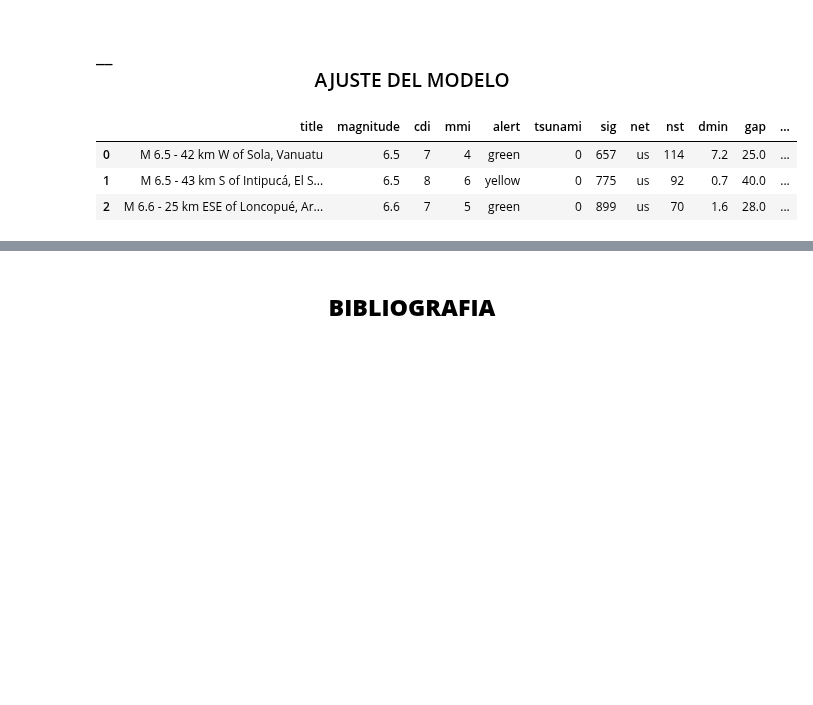
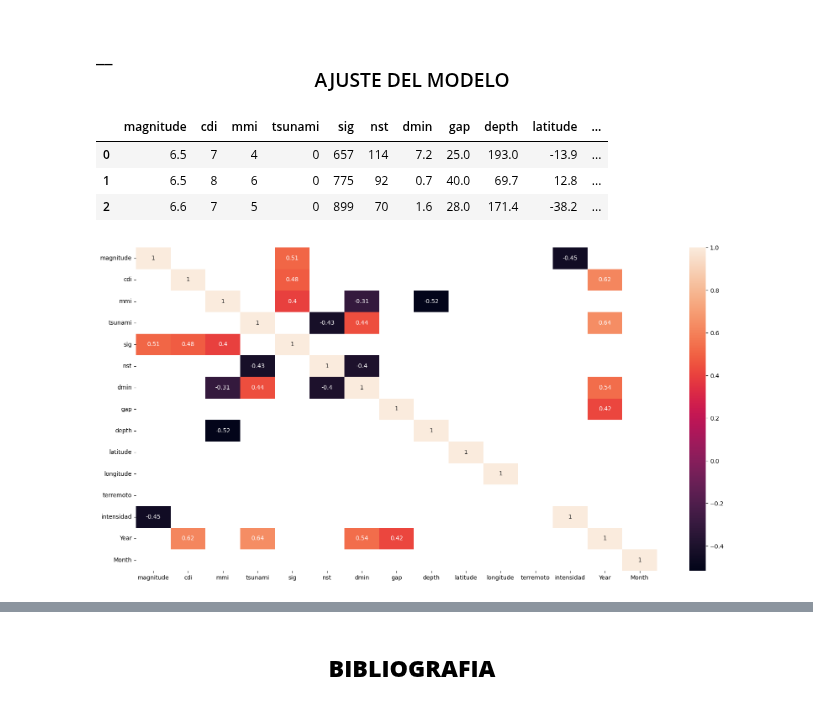
Before and after one commit to CristianLLDev/talentotech, a Jupyter notebook: Proyecto Final Regresion Logistica Terremotos/Exposicion _Regresion_logistica_Clasificacion_Intensidad_Terremotos.ipynb, the cells around one changed output, grey strips where cells are left out. Cells and saved outputs as stored; diff of their text form; code cells hidden in the pictures; blank space fills up the shorter version.

```diff
--- a/Proyecto Final Regresion Logistica Terremotos/Exposicion _Regresion_logistica_Clasificacion_Intensidad_Terremotos.ipynb
+++ b/Proyecto Final Regresion Logistica Terremotos/Exposicion _Regresion_logistica_Clasificacion_Intensidad_Terremotos.ipynb
@@ -438,28 +433,34 @@ __Desempeño Débil en la Clase 1:__ La clase 1 muestra valores más bajos en pr
 # %%
 df_sredondeo =pd.read_csv("earthquake_1995-2023.csv")
 df = df_sredondeo.round(1)
 #en la escala de Richter, un terremoto se considera significativo a partir de una magnitud de 3.5.
 df['terremoto'] = np.where(df['magnitude'] >= 3.5, 1, 0)
 # Crear la columna 'intensidad' con las categorías especificadas
 df['intensidad'] = np.where(df['magnitude'] <= 3.5, 'leve',
                            np.where(df['magnitude'] <= 6.5, 'moderado', 'fuerte'))
 
 
 df['date_time']=pd.to_datetime(df['date_time'])
 df['Year']=pd.DatetimeIndex(df["date_time"]).year
 df['Month']=pd.DatetimeIndex(df["date_time"]).month
 df.drop('date_time',axis=1,inplace=True)
 
 def mapear_intensidad(valor):
     if valor == 'moderado':
         return 1
     elif valor == 'fuerte':
         return 0
 
 df['intensidad'] = df['intensidad'].apply(mapear_intensidad)
+df.drop(['title', 'continent', 'alert','location','country','magType','net'],axis=1,inplace=True)
+d=df.corr()
+d=d[(d>0.3) | (d<-0.3)]
+plt.figure(figsize=(20,10))
+sns.heatmap(d,annot=True)
 df.head(3)
 # %% [output]
-|  | title | magnitude | cdi | mmi | alert | tsunami | sig | net | nst | dmin | gap | ... |
-| 0 | M 6.5 - 42 km W of Sola, Vanuatu | 6.5 | 7 | 4 | green | 0 | 657 | us | 114 | 7.2 | 25.0 | ... |
-| 1 | M 6.5 - 43 km S of Intipucá, El S... | 6.5 | 8 | 6 | yellow | 0 | 775 | us | 92 | 0.7 | 40.0 | ... |
-| 2 | M 6.6 - 25 km ESE of Loncopué, Ar... | 6.6 | 7 | 5 | green | 0 | 899 | us | 70 | 1.6 | 28.0 | ... |
+|  | magnitude | cdi | mmi | tsunami | sig | nst | dmin | gap | depth | latitude | ... |
+| 0 | 6.5 | 7 | 4 | 0 | 657 | 114 | 7.2 | 25.0 | 193.0 | -13.9 | ... |
+| 1 | 6.5 | 8 | 6 | 0 | 775 | 92 | 0.7 | 40.0 | 69.7 | 12.8 | ... |
+| 2 | 6.6 | 7 | 5 | 0 | 899 | 70 | 1.6 | 28.0 | 171.4 | -38.2 | ... |
+[figure, added]
```
Also changed, not shown: parts of 7 cells of this notebook, 2 other files.
